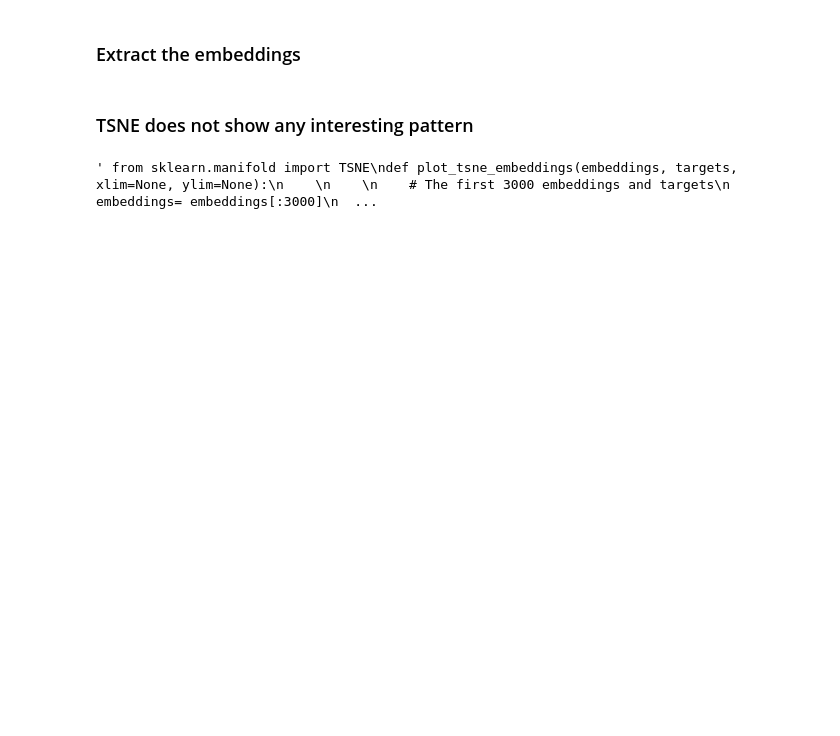
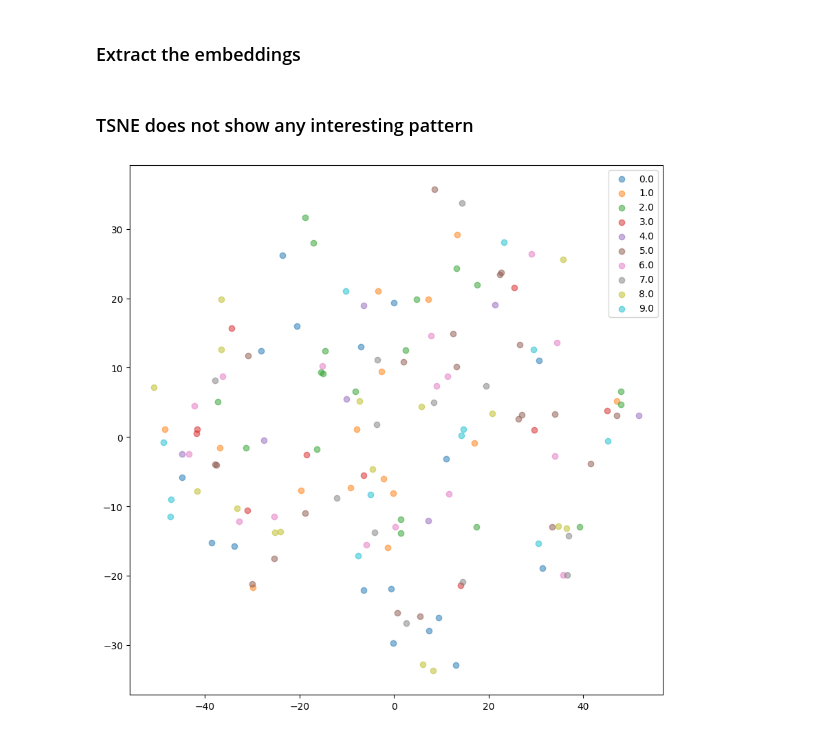
Before and after one commit to timberends4/Deep-learning, a Jupyter notebook: Assignment_1.ipynb, the cells around one changed output. Drawn from its saved outputs; the diff is of its cells as text; code cells hidden in the pictures; blank space fills up the shorter version.

Commit message:
Model variation
architectual changes

```diff
--- a/Assignment_1.ipynb
+++ b/Assignment_1.ipynb
@@ -150,7 +150,7 @@ optimizer = torch.optim.Adam(model.parameters(), lr=1e-4)
 
 criterion = nn.CrossEntropyLoss()
 # %%
-EPOCHS = 30
+EPOCHS = 10
 
 for epoch in tqdm(range(EPOCHS)):
 
@@ -260,29 +268,22 @@ class EmbeddingNet(nn.Module):
             sc.SymmetryConv2d(in_filters=1, out_filters=16, kernel_size=4, stride=4, rotation=4, reflection=False),
             nn.ReLU(),
             sc.SymmetryPool(),
-
-            #2nd Block
-            nn.Conv2d(16, 128, kernel_size=3, stride=3),
-            nn.BatchNorm2d(128),
+            nn.Conv2d(16, 32, kernel_size=3, stride=3),
             nn.ReLU(),
-            nn.Conv2d(128, 256, kernel_size=3, stride=1,),
-            nn.BatchNorm2d(256),
-            nn.ReLU(),
-            nn.Conv2d(256, 256, kernel_size=3, stride=1,),
-            nn.BatchNorm2d(256),
+            nn.Conv2d(32, 32, kernel_size=3, stride=1),
             nn.ReLU()
             )
+        self.pool = sc.SymmetryPool()
+        self.lin1 = nn.Linear(576, 64)  #second to last layer of model of task 1 to extract embeddings
+        # self.lin2 = nn.Linear(64, 3)
 
-        self.pool = sc.SymmetryPool()
-        self.lin1 = nn.Linear(1024, 512)
-        self.lin2 = nn.Linear(512, 200)
 
     def forward(self, x):
         x = self.rot_slc(x)
         x = self.convs(x)
         x = torch.flatten(x, start_dim=1)
         x = self.lin1(torch.flatten(x, start_dim=1))
-        x = self.lin2(x)
+        # x = self.lin2(x)
 
         return x
 
@@ -537,7 +598,7 @@ def extract_embeddings(dataloader, model):
     cuda = torch.cuda.is_available()
     with torch.no_grad():
         model.eval()
-        embeddings = np.zeros((len(dataloader.dataset), 200))
+        embeddings = np.zeros((len(dataloader.dataset), 64))
         labels = np.zeros(len(dataloader.dataset))
         k = 0
         for images, target in dataloader:
@@ -553,33 +614,33 @@ val_embeddings, val_labels = extract_embeddings(test_loader, model)
 # %% [markdown]
 ### TSNE does not show any interesting pattern
 # %%
-""" from sklearn.manifold import TSNE
+from sklearn.manifold import TSNE
 def plot_tsne_embeddings(embeddings, targets, xlim=None, ylim=None):
 
 
     # The first 3000 embeddings and targets
     embeddings= embeddings[:3000]
     targets= targets[:3000]
 
     # Using Tsne to for dimension reduction
     tsne = TSNE(n_components=2)
     embeddings = tsne.fit_transform(embeddings)
 
     # Plot
     plt.figure(figsize=(10,10))
     for i in range(10):
         inds = np.where(targets==i)[0]
         plt.scatter(embeddings[inds,0], embeddings[inds,1], alpha=0.5)
     if xlim:
         plt.xlim(xlim[0], xlim[1])
     if ylim:
         plt.ylim(ylim[0], ylim[1])
     plt.legend(np.unique(targets))
 
-plot_tsne_embeddings(train_embeddings, train_labels) """
+plot_tsne_embeddings(train_embeddings, train_labels)
 #plot_tsne_embeddings(val_embeddings, val_labels)
 # %% [output]
-' from sklearn.manifold import TSNE\ndef plot_tsne_embeddings(embeddings, targets, xlim=None, ylim=None):\n    \n    \n    # The first 3000 embeddings and targets\n    embeddings= embeddings[:3000]\n  ...
+[figure, added]
 # %%
 #Helper function to compute Euclidean distance
 
```
Also changed, not shown: parts of 17 cells of this notebook.
